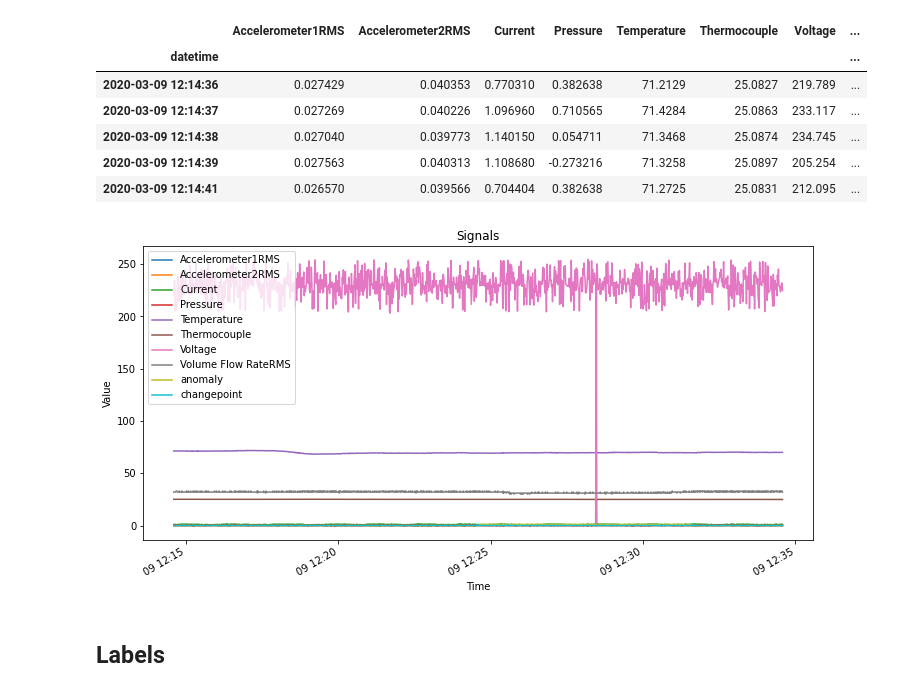
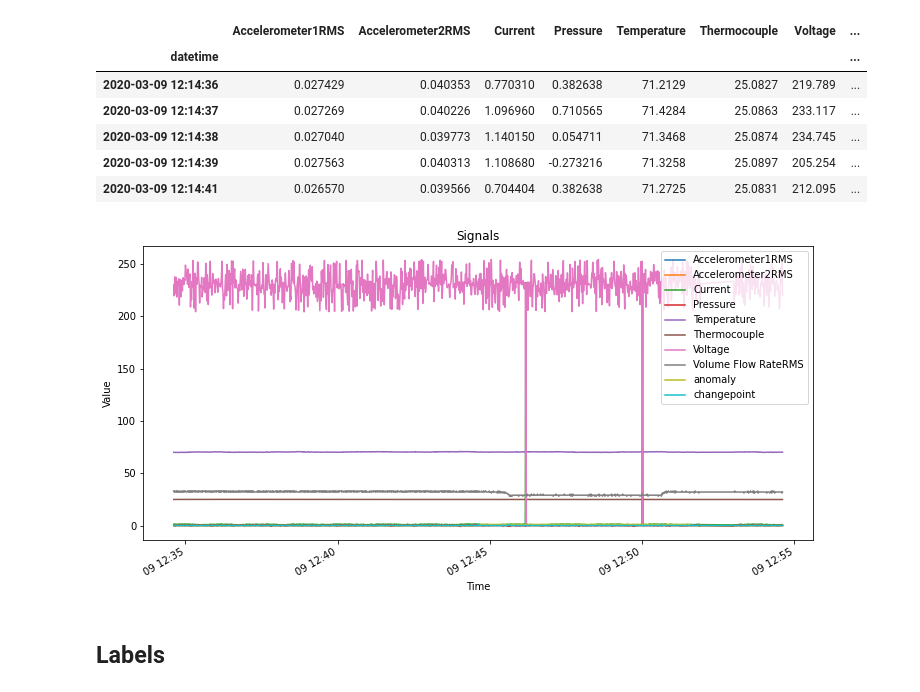
Before and after one commit to waico/SKAB, a Jupyter notebook: baselines/hotelling.ipynb, the cells around one changed output. Cells and saved outputs as stored; diff of their text form; code cells hidden in the pictures.

```diff
--- a/baselines/hotelling.ipynb
+++ b/baselines/hotelling.ipynb
@@ -63,13 +63,13 @@ Head of the random dataset:
 | 2020-03-09 12:14:41 | 0.026570 | 0.039566 | 0.704404 | 0.382638 | 71.2725 | 25.0831 | 212.095 | ... |
 # %%
 # random dataset visualizing
-list_of_df[0].plot(figsize=(12,6))
+list_of_df[1].plot(figsize=(12,6))
 plt.xlabel('Time')
 plt.ylabel('Value')
 plt.title('Signals')
 plt.show()
 # %% [output]
-[figure, old version]
+[figure, new version]
 # %% [markdown]
 ## Labels
 # %%
```
Also changed, not shown: parts of 2 cells of this notebook, 2 other files.
